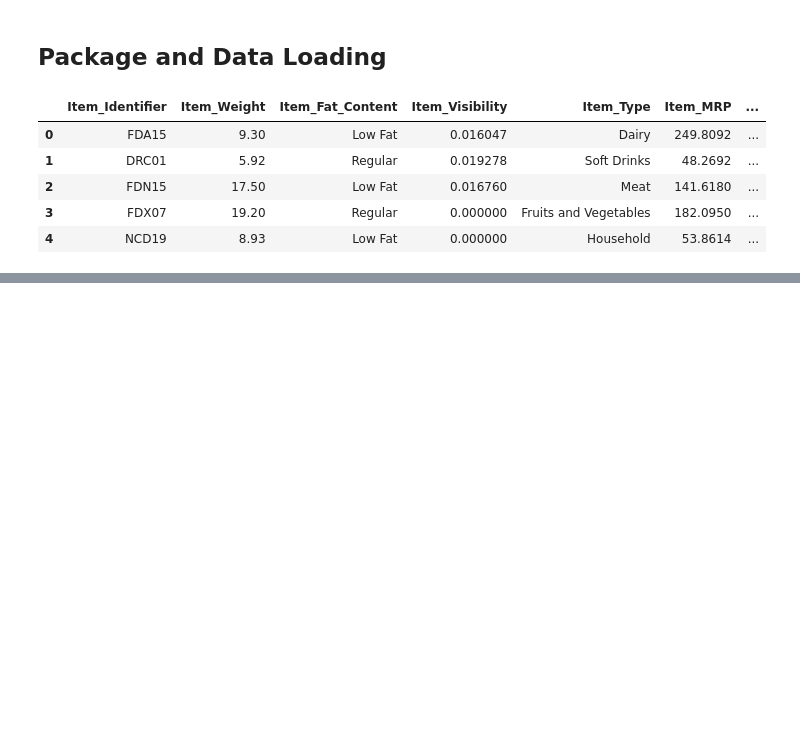
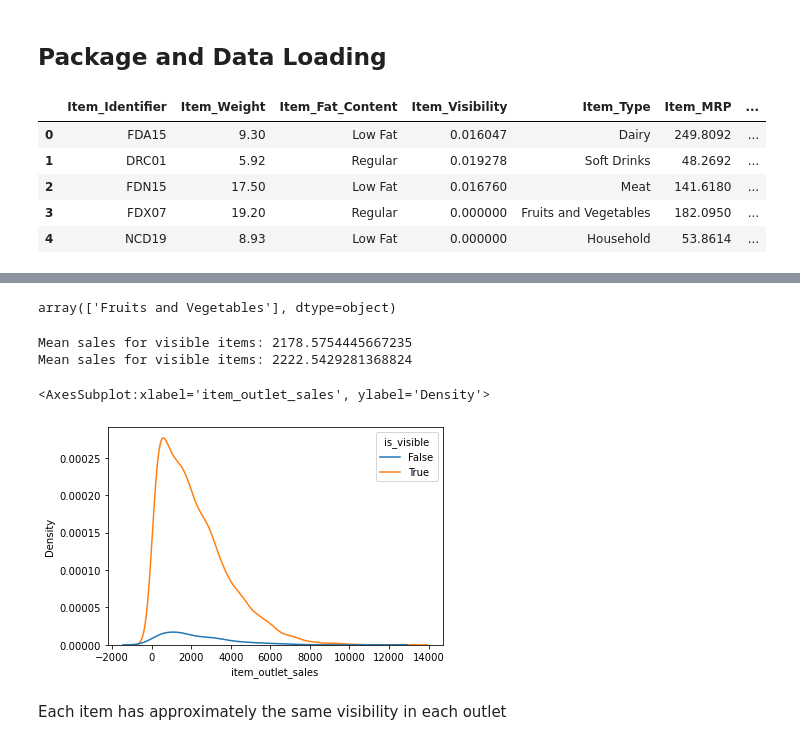
Before and after one commit to Technocolabs100/BigMart-Data-Analysis-and-Prediction, a Jupyter notebook: BigMart_predictive_model.ipynb, the cells around one changed output, grey strips where cells are left out. Saved outputs shown, nothing was run; the diff lists cells and outputs as text; code cells hidden in the pictures; blank space fills up the shorter version.

```diff
--- a/BigMart_predictive_model.ipynb
+++ b/BigMart_predictive_model.ipynb
@@ -46,0 +222,4 @@ df.head()
+# %%
+visibility_df = df[["item_identifier", "item_type", "outlet_identifier", "item_visibility"]].copy()
+visibility_df["is_visible"] = df["item_visibility"].gt(0)
+visibility_df.groupby("outlet_identifier")["is_visible"].mean().sort_values()
@@ -46,0 +276,15 @@ df.head()
+# %%
+df.query("item_identifier == 'FDY07'")["item_type"].unique()
+# %% [output]
+array(['Fruits and Vegetables'], dtype=object)
+# %%
+print("Mean sales for visible items: " + str(df.loc[visibility_df["is_visible"], "item_outlet_sales"].mean()))
+print("Mean sales for visible items: " + str(df.loc[~visibility_df["is_visible"], "item_outlet_sales"].mean()))
+sns.kdeplot(df["item_outlet_sales"], hue=visibility_df["is_visible"])
+# %% [output]
+Mean sales for visible items: 2178.5754445667235
+Mean sales for visible items: 2222.5429281368824
+<AxesSubplot:xlabel='item_outlet_sales', ylabel='Density'>
+[figure, added]
+# %% [markdown]
+Each item has approximately the same visibility in each outlet
```
Also changed, not shown: parts of 37 cells of this notebook.
